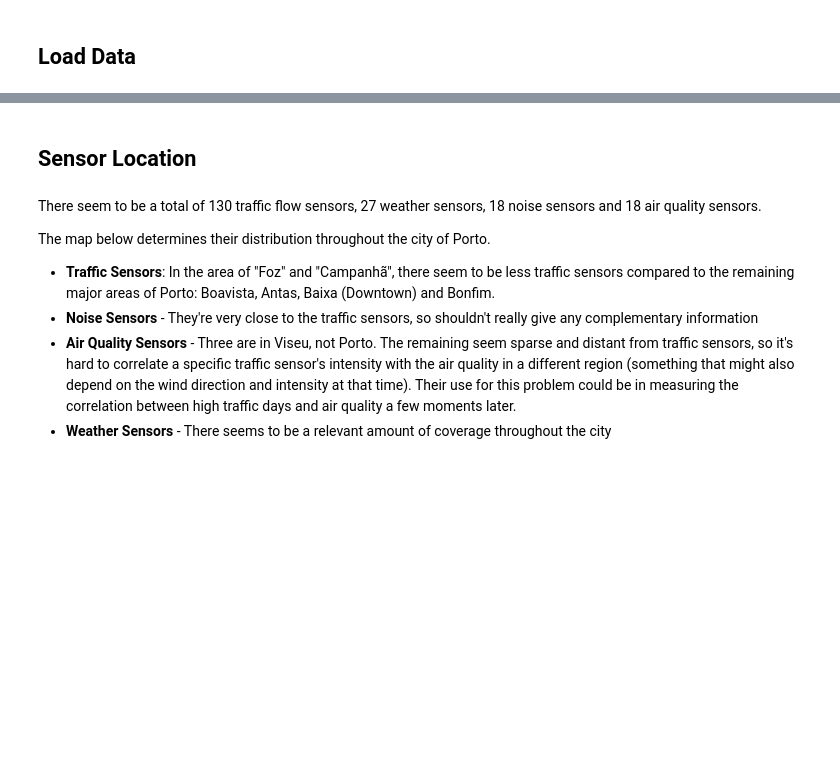
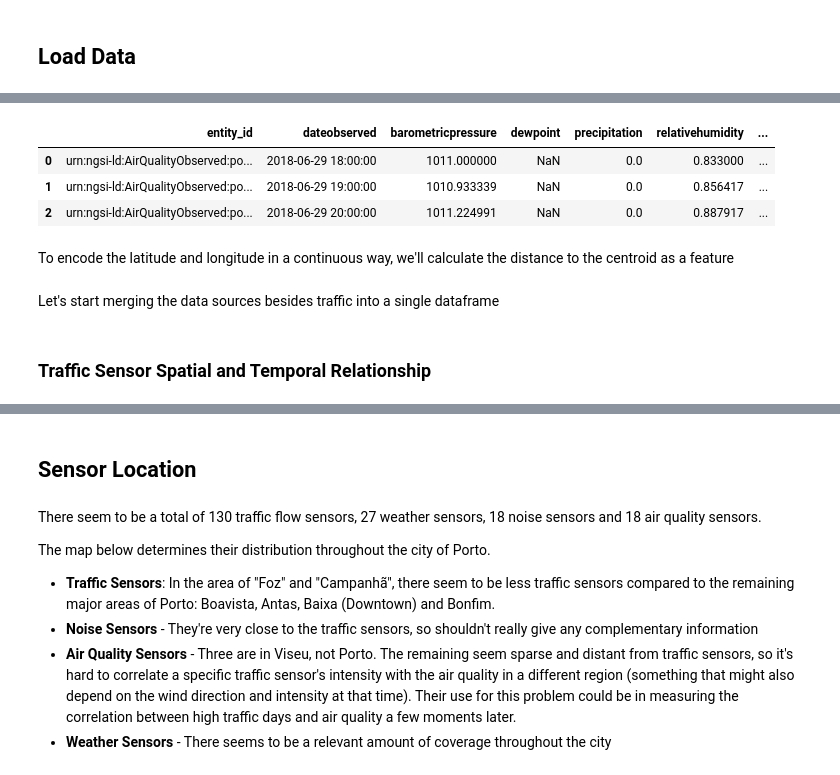
Before and after one commit to TiagoFilipeSousaGoncalves/wdl-tech-moguls, a Jupyter notebook: stage-2/code/Deliverable.ipynb, the cells around one changed output, grey strips where cells are left out. Cells and saved outputs as stored; diff of their text form; code cells hidden in the pictures; blank space fills up the shorter version.

```diff
--- a/stage-2/code/Deliverable.ipynb
+++ b/stage-2/code/Deliverable.ipynb
@@ -109,2 +190,9 @@ air_quality_data.head(3)
 # %%
-weather_data_agg.head(3)
+weather_data.head(3)
+# %% [output]
+|  | entity_id | dateobserved | barometricpressure | dewpoint | precipitation | relativehumidity | ... |
+| 0 | urn:ngsi-ld:AirQualityObserved:po... | 2018-06-29 18:00:00 | 1011.000000 | NaN | 0.0 | 0.833000 | ... |
+| 1 | urn:ngsi-ld:AirQualityObserved:po... | 2018-06-29 19:00:00 | 1010.933339 | NaN | 0.0 | 0.856417 | ... |
+| 2 | urn:ngsi-ld:AirQualityObserved:po... | 2018-06-29 20:00:00 | 1011.224991 | NaN | 0.0 | 0.887917 | ... |
+# %% [markdown]
+To encode the latitude and longitude in a continuous way, we'll calculate the distance to the centroid as a feature
@@ -110,0 +202,2 @@ weather_data_agg.head(3)
+# %% [markdown]
+Let's start merging the data sources besides traffic into a single dataframe
@@ -110,0 +210,2 @@ weather_data_agg.head(3)
+# %% [markdown]
+### Traffic Sensor Spatial and Temporal Relationship
```
Also changed, not shown: parts of 93 cells of this notebook.
